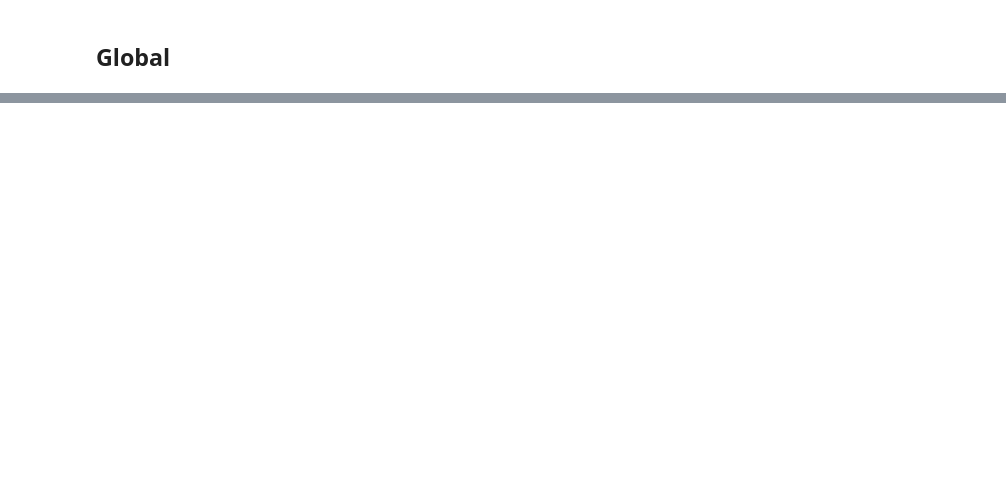
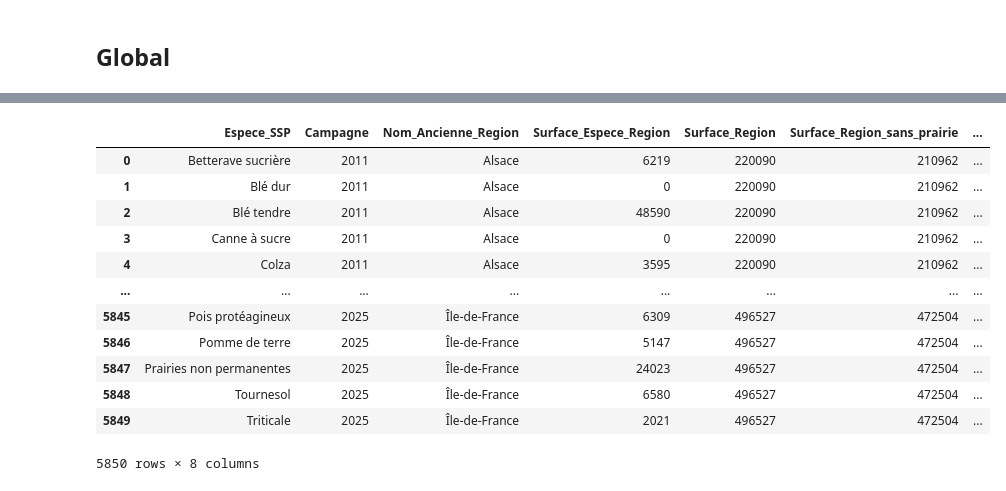
Before and after one commit to beren2/catalogue_script_agrosyst, a Jupyter notebook: 02_outils/data/external_data/agreste/surface/gcpe/get_surface_espece_ancienne_region.ipynb, the cells around one changed output, grey strips where cells are left out. Drawn from its saved outputs; the diff is of its cells as text; code cells hidden in the pictures; blank space fills up the shorter version.

Commit message:
obtention de toutes les surfaces en GCPE (plus besoin tableaux interractifs)

```diff
--- a/02_outils/data/external_data/agreste/surface/gcpe/get_surface_espece_ancienne_region.ipynb
+++ b/02_outils/data/external_data/agreste/surface/gcpe/get_surface_espece_ancienne_region.ipynb
@@ -405,5 +310,0 @@ df['surface_culture_total_departementale_agreste'] = pd.concat([
-# %%
-# calcul des surfaces totales disponibles pour les régions
-df['surface_ancienne_region'] = df['surface_culture_total_departementale_agreste'].groupby(['nom_ancienne_region', 'campagne']).agg({
-    'surface' : 'sum'
-}).reset_index()
@@ -410,11 +327,34 @@ df['surface_ancienne_region'] = df['surface_culture_total_departementale_agreste
+# %%
+# calcul des surfaces totales disponibles pour les régions (on compte tout : y compris les prairies)
+df['surface_ancienne_region_avec_prairie'] = df[PREFIX_FILE_BRUT+'final'].groupby(['nom_ancienne_region', 'campagne']).agg({
+    'surface' : 'sum'
+}).reset_index()
+
+# calcul des surfaces totales sans les prairies (nécessaires pour calculer un ift de référence sans prairies)
+df['surface_ancienne_region_prairie'] = df[PREFIX_FILE_BRUT+'final'].loc[
+    ~df[PREFIX_FILE_BRUT+'final']['nomenclature_can'].isin(
+        ['Prairies non permanentes']
+    )
+].groupby(['nom_ancienne_region', 'campagne']).agg({
+    'surface' : 'sum'
+}).reset_index().rename(columns = {'surface' : 'surface_sans_prairie'})
+
+df['surface_ancienne_region']  = pd.merge(
+    df['surface_ancienne_region_avec_prairie'],
+    df['surface_ancienne_region_prairie'],
+    left_on = ['nom_ancienne_region', 'campagne'],
+    right_on = ['nom_ancienne_region', 'campagne'],
+    how='left'
+)
 # %%
 # ajout des surfaces totales obtenues
-left = df['surface_culture_total_departementale_agreste']
-right = df['surface_ancienne_region'].rename(columns={'surface' : 'surface_ancienne_region'})
+left = df[PREFIX_FILE_BRUT+'final']
+right = df['surface_ancienne_region'].rename(columns={'surface' : 'surface_ancienne_region', 'surface_sans_prairie' : 'surface_ancienne_region_sans_prairie'})
 df['ancienne_region_espece_surface_extanded'] = pd.merge(left, right, on=['nom_ancienne_region', 'campagne'], how='left')
 
 # calcul du pourcentage de surface pour la culture
 df['ancienne_region_espece_surface_extanded']['prc_surface'] = round(df['ancienne_region_espece_surface_extanded']['surface'] / df['ancienne_region_espece_surface_extanded']['surface_ancienne_region'] * 100, 2)
+df['ancienne_region_espece_surface_extanded']['prc_sans_prairie_surface'] = round(df['ancienne_region_espece_surface_extanded']['surface'] / df['ancienne_region_espece_surface_extanded']['surface_ancienne_region_sans_prairie'] * 100, 2)
 # %%
 df['final'] = df['ancienne_region_espece_surface_extanded'].rename(columns={
     'nom_ancienne_region' : 'Nom_Ancienne_Region',
@@ -422,12 +362,32 @@ df['final'] = df['ancienne_region_espece_surface_extanded'].rename(columns={
     'surface':  'Surface_Espece_Region',
     'nomenclature_can' : 'Espece_SSP',
     'surface_ancienne_region' : 'Surface_Region',
-    'prc_surface' : 'Part_surface_espece_region'
+    'surface_ancienne_region_sans_prairie' : 'Surface_Region_sans_prairie',
+    'prc_surface' : 'Part_surface_espece_region',
+    'prc_sans_prairie_surface' : 'Part_surface_espece_region_sans_prairie'
 })[[
-    'Espece_SSP', 'Campagne', 'Nom_Ancienne_Region', 'Surface_Espece_Region', 'Surface_Region',  'Part_surface_espece_region'
+    'Espece_SSP', 'Campagne', 'Nom_Ancienne_Region',
+    'Surface_Espece_Region', 'Surface_Region',  'Surface_Region_sans_prairie',
+    'Part_surface_espece_region', 'Part_surface_espece_region_sans_prairie'
 ]].sort_values([
      'Campagne', 'Nom_Ancienne_Region',
 ])
+# %%
+df['final']
+# %% [output]
+|  | Espece_SSP | Campagne | Nom_Ancienne_Region | Surface_Espece_Region | Surface_Region | Surface_Region_sans_prairie | ... |
+| 0 | Betterave sucrière | 2011 | Alsace | 6219 | 220090 | 210962 | ... |
+| 1 | Blé dur | 2011 | Alsace | 0 | 220090 | 210962 | ... |
+| 2 | Blé tendre | 2011 | Alsace | 48590 | 220090 | 210962 | ... |
+| 3 | Canne à sucre | 2011 | Alsace | 0 | 220090 | 210962 | ... |
+| 4 | Colza | 2011 | Alsace | 3595 | 220090 | 210962 | ... |
+| ... | ... | ... | ... | ... | ... | ... | ... |
+| 5845 | Pois protéagineux | 2025 | Île-de-France | 6309 | 496527 | 472504 | ... |
+| 5846 | Pomme de terre | 2025 | Île-de-France | 5147 | 496527 | 472504 | ... |
+| 5847 | Prairies non permanentes | 2025 | Île-de-France | 24023 | 496527 | 472504 | ... |
+| 5848 | Tournesol | 2025 | Île-de-France | 6580 | 496527 | 472504 | ... |
+| 5849 | Triticale | 2025 | Île-de-France | 2021 | 496527 | 472504 | ... |
+5850 rows × 8 columns
 # %%
 # vérification qu'on somme à peu près à 100 pour un cas précis.
 df['test'] = df['final'].loc[
```
Also changed, not shown: parts of 22 cells of this notebook, 1 other file.
